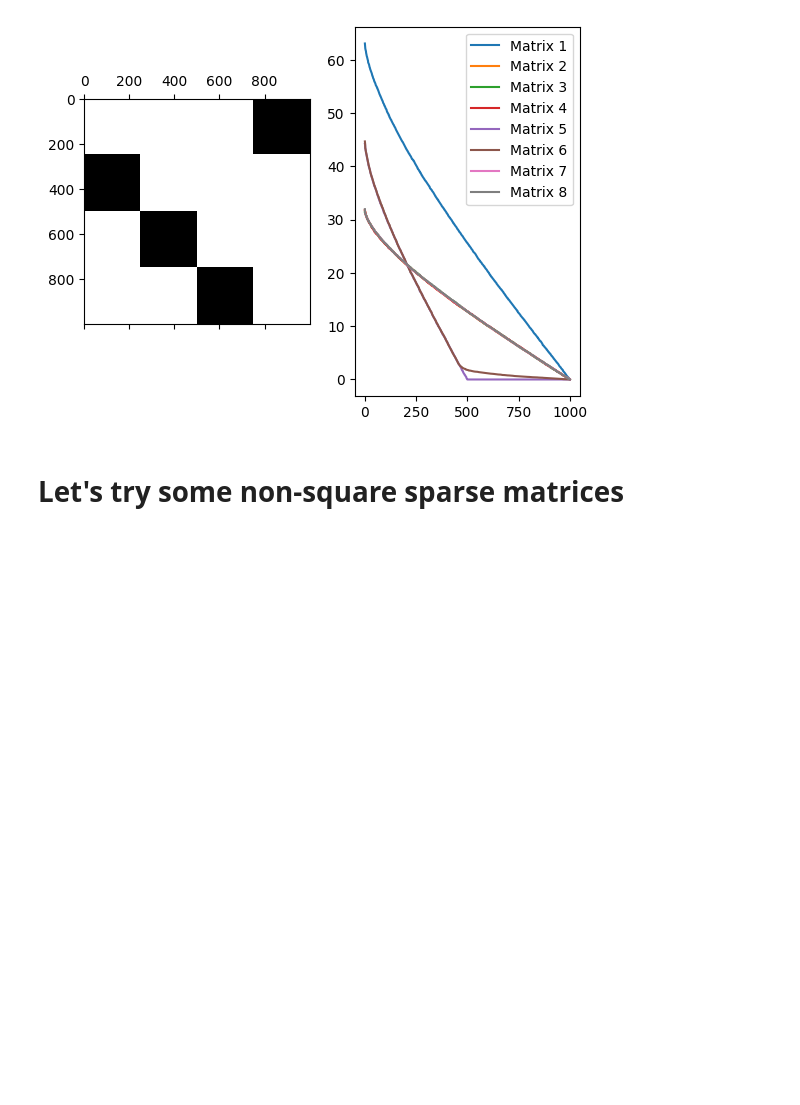
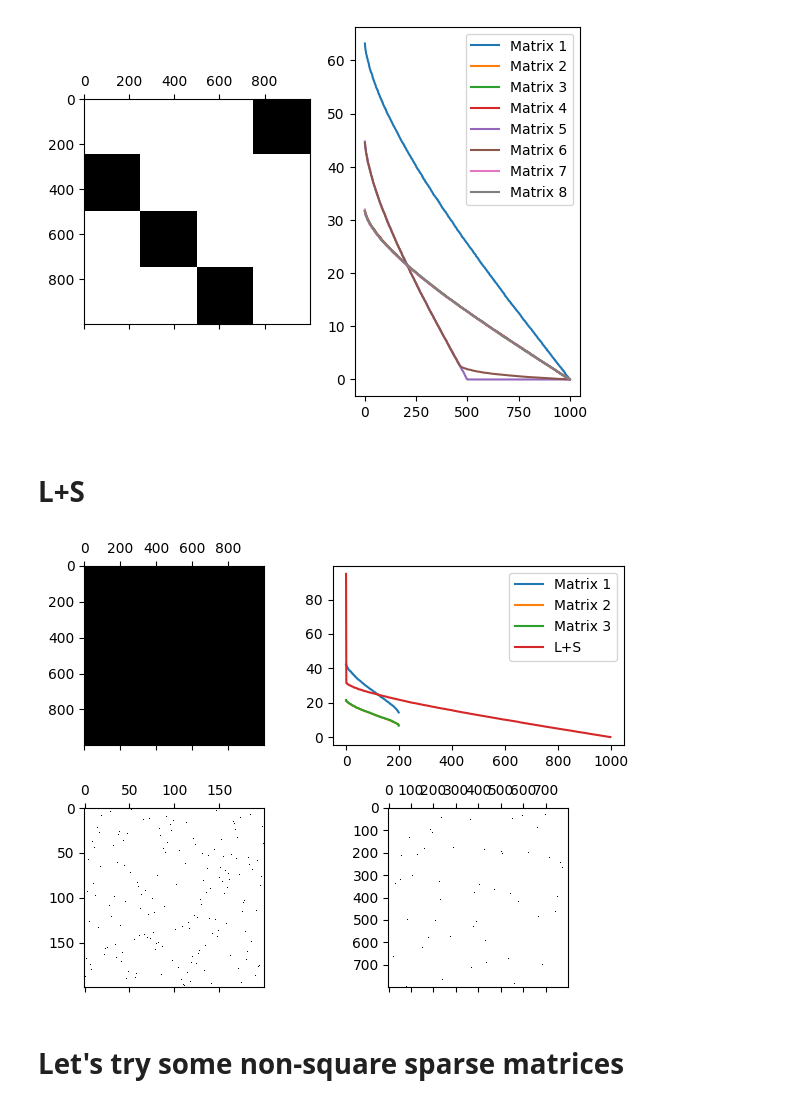
Before and after one commit to rcpaffenroth/iterativennsimple, a Jupyter notebook: notebooks/advanced/10-rcp-sparse-matrix-spectra.ipynb, the cells around one changed output. Drawn from its saved outputs; the diff is of its cells as text; code cells hidden in the pictures; blank space fills up the shorter version.

```diff
--- a/notebooks/advanced/10-rcp-sparse-matrix-spectra.ipynb
+++ b/notebooks/advanced/10-rcp-sparse-matrix-spectra.ipynb
@@ -259,6 +259,48 @@ plt.legend()
 # %% [output]
 <matplotlib.legend.Legend at 0x...>
 [figure]
+# %% [markdown]
+# L+S
+# %%
+S = np.zeros((size,size))
+
+for i in range(size//4):
+    for j in range(size//4):
+        S[i,j] = np.random.randn()
+
+for i in range(size//4,size//2):
+    for j in range(size//4,size//2):
+        S[i,j] = np.random.randn()
+
+for i in range(size//2,3*size//4):
+    for j in range(size//2,3*size//4):
+        S[i,j] = np.random.randn()
+
+for i in range(3*size//4,size):
+    for j in range(3*size//4,size):
+        S[i,j] = np.random.randn()
+
+U = np.random.randn(size,1)
+V = np.random.randn(size,1)
+
+A = S + (U @ V.T)*0.1
+
+plt.subplot(2,2,1)
+plt.spy(A)
+U,E,Vt = np.linalg.svd(A)
+singular_values.append(E)
+plt.subplot(2,2,2)
+for i, sv in enumerate(singular_values[:3]):
+    plt.plot(sv, label=f'Matrix {i+1}')
+plt.plot(E, label='L+S')
+plt.legend()
+plt.subplot(2,2,3)
+plt.spy(P1)
+plt.subplot(2,2,4)
+plt.spy(P2)
+plt.tight_layout()
+# %% [output]
+[figure, added]
 # %% [markdown]
 # Let's try some non-square sparse matrices
 # %%
```
Also changed, not shown: parts of 8 cells of this notebook.
